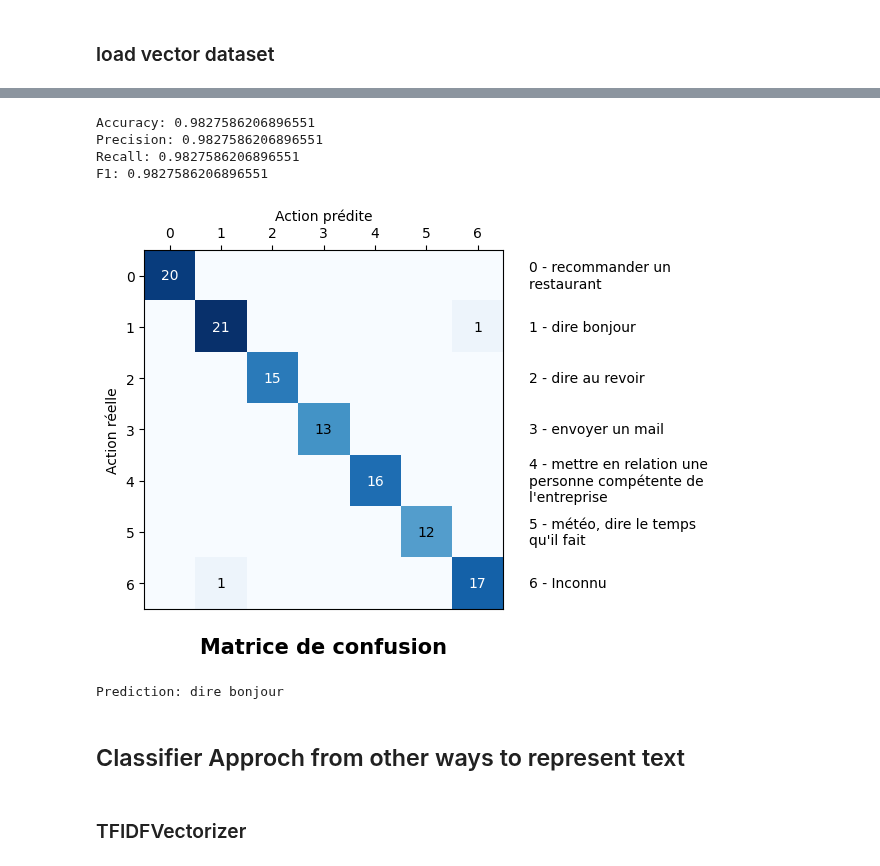
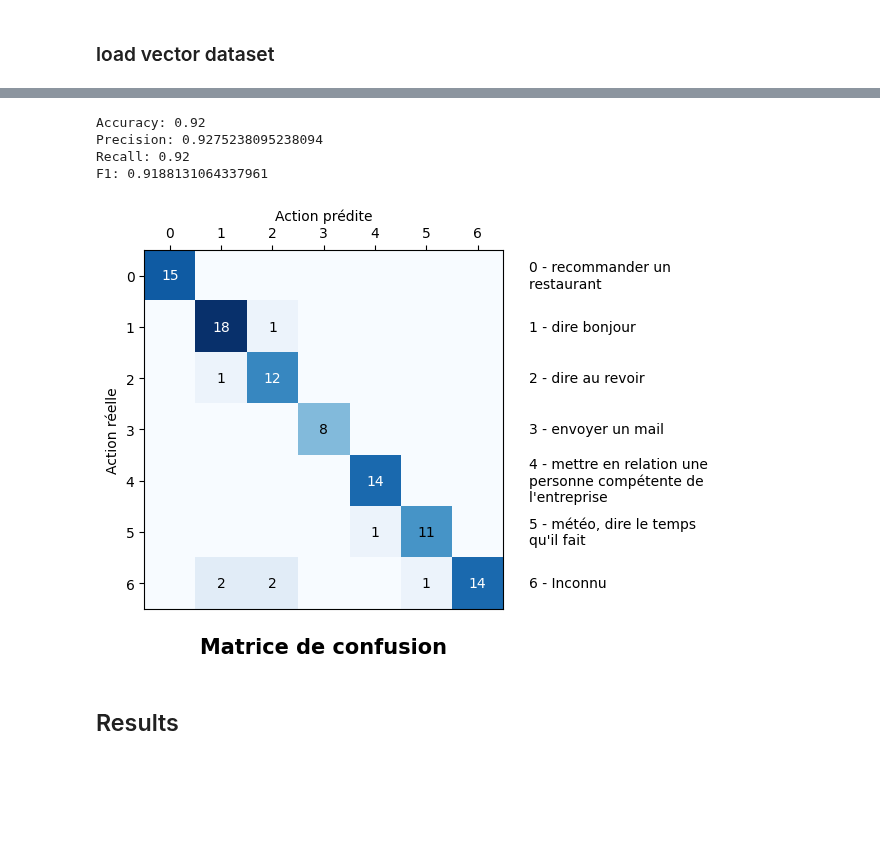
Before and after one commit to eliot-christon/robot-speech-to-speech, a Jupyter notebook: Tools/Evaluation/T4/eval.ipynb, the cells around one changed output, grey strips where cells are left out. Cells and saved outputs as stored; diff of their text form; code cells hidden in the pictures; blank space fills up the shorter version.

```diff
--- a/Tools/Evaluation/T4/eval.ipynb
+++ b/Tools/Evaluation/T4/eval.ipynb
@@ -297,0 +395,29 @@ RandomForestClassifier(random_state=42)
+# %%
+# let's preprocess X doing a PCA
+from sklearn.decomposition import PCA
+
+pca = PCA(n_components=140)
+
+X_pca = pca.fit_transform(X)
+
+y_num = y.replace({label: i for i, label in enumerate(labels)})
+
+# shapes
+print("SHAPES")
+print(f"X     : {X.shape}")
+print(f"X_pca : {X_pca.shape}")
+
+plt.figure(figsize=(10, 10))
+# 3D plot with the first 3 components
+ax = plt.axes(projection='3d')
+for i, label in enumerate(labels):
+    ax.scatter3D(X_pca[y_num == i, 0], X_pca[y_num == i, 1], X_pca[y_num == i, 2], label=label, s=60)
+ax.set_xlabel('PCA 1')
+ax.set_ylabel('PCA 2')
+ax.set_zlabel('PCA 3')
+# legend
+plt.legend()
+
+
+plt.title('PCA of the data')
+plt.show()
@@ -298,32 +429,27 @@ RandomForestClassifier(random_state=42)
 # %%
+# new train test split
+X_train, X_test, y_train, y_test = train_test_split(X_pca, y, test_size=0.25, random_state=42)
+
+# adjusting the class
+sample_weights = y.value_counts(normalize=True).to_dict()
+
+clf = RandomForestClassifier(random_state=42, class_weight=sample_weights)
+clf.fit(X_train, y_train)
+
 y_pred = clf.predict(X_test)
 
 labels = y.unique()
 
 print(f"Accuracy: {accuracy_score(y_test, y_pred)}")
 print(f"Precision: {precision_score(y_test, y_pred, average='weighted', zero_division=0)}")
 print(f"Recall: {recall_score(y_test, y_pred, average='weighted')}")
 print(f"F1: {f1_score(y_test, y_pred, average='weighted')}")
-
 plot_confusion_matrix(y_test, y_pred, labels)
-
-plt.savefig(f"plots/confusion_matrix_random_forest_{embedding.__class__.__name__}_{model_name}.png")
-plt.show()
 # %% [output]
-Accuracy: 0.9827586206896551
-Precision: 0.9827586206896551
-Recall: 0.9827586206896551
-F1: 0.9827586206896551
+Accuracy: 0.92
+Precision: 0.9275238095238094
+Recall: 0.92
+F1: 0.9188131064337961
-[figure, old version]
+[figure, new version]
-# %%
-query = """bye my friend"""
-x = embedding.embed_query(query)
-y_pred = clf.predict([x])
-
-print(f"Prediction: {y_pred[0]}")
-# %% [output]
-Prediction: dire bonjour
-# %% [markdown]
-## Classifier Approch from other ways to represent text
 # %% [markdown]
-### TFIDFVectorizer
+## Results
```
Also changed, not shown: parts of 19 cells of this notebook, 15 other files.
